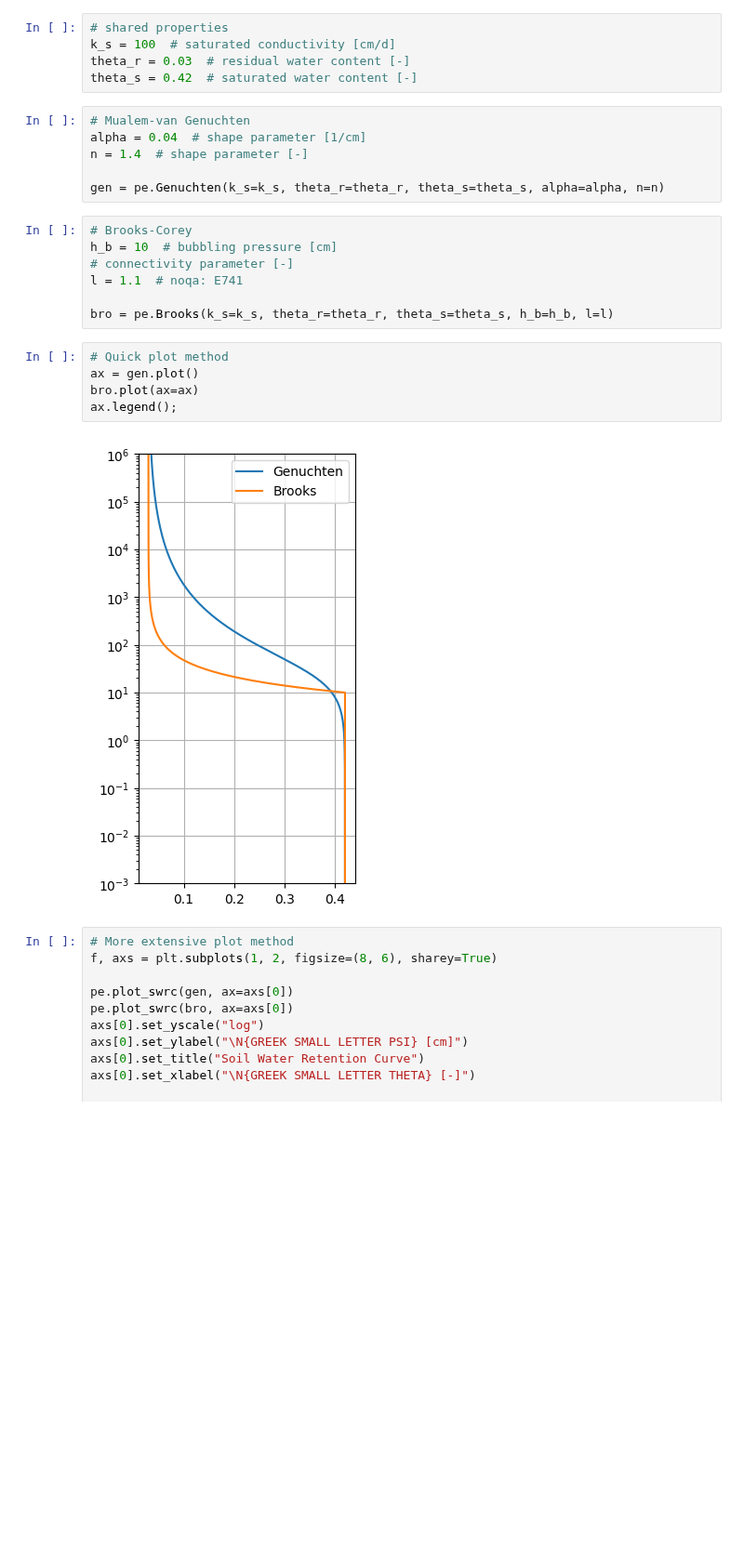
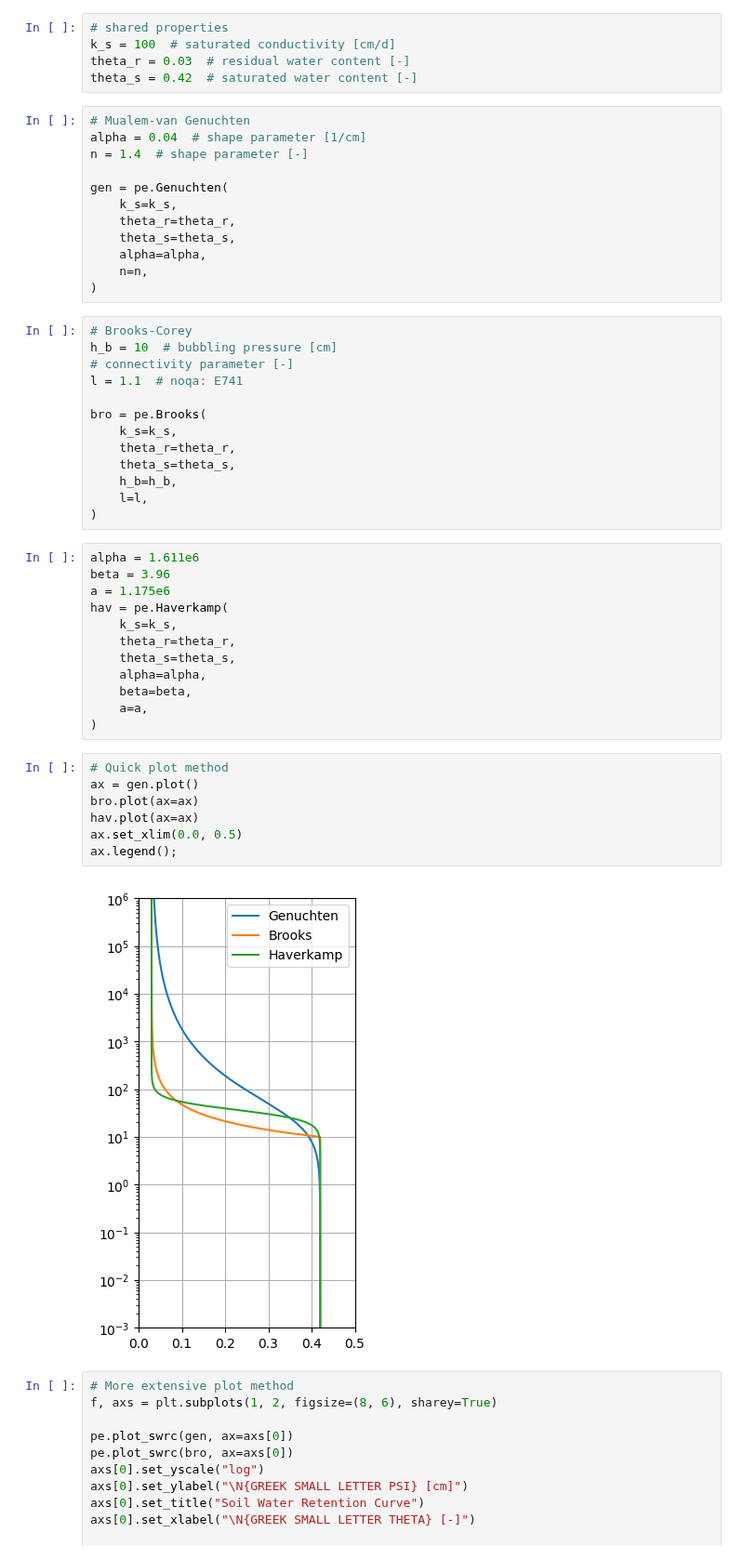
Before and after one commit to martinvonk/pedon, a Jupyter notebook: examples/01_soil_models.ipynb, the cells around one changed output. Shown at 93% size. Drawn from its saved outputs; the diff is of its cells as text; blank space fills up the shorter version.

```diff
--- a/examples/01_soil_models.ipynb
+++ b/examples/01_soil_models.ipynb
@@ -20,21 +20,47 @@ theta_s = 0.42  # saturated water content [-]
 alpha = 0.04  # shape parameter [1/cm]
 n = 1.4  # shape parameter [-]
 
-gen = pe.Genuchten(k_s=k_s, theta_r=theta_r, theta_s=theta_s, alpha=alpha, n=n)
+gen = pe.Genuchten(
+    k_s=k_s,
+    theta_r=theta_r,
+    theta_s=theta_s,
+    alpha=alpha,
+    n=n,
+)
 # %%
 # Brooks-Corey
 h_b = 10  # bubbling pressure [cm]
 # connectivity parameter [-]
 l = 1.1  # noqa: E741
 
-bro = pe.Brooks(k_s=k_s, theta_r=theta_r, theta_s=theta_s, h_b=h_b, l=l)
+bro = pe.Brooks(
+    k_s=k_s,
+    theta_r=theta_r,
+    theta_s=theta_s,
+    h_b=h_b,
+    l=l,
+)
+# %%
+alpha = 1.611e6
+beta = 3.96
+a = 1.175e6
+hav = pe.Haverkamp(
+    k_s=k_s,
+    theta_r=theta_r,
+    theta_s=theta_s,
+    alpha=alpha,
+    beta=beta,
+    a=a,
+)
 # %%
 # Quick plot method
 ax = gen.plot()
 bro.plot(ax=ax)
+hav.plot(ax=ax)
+ax.set_xlim(0.0, 0.5)
 ax.legend();
 # %% [output]
-[figure, old version]
+[figure, new version]
 # %%
 # More extensive plot method
 f, axs = plt.subplots(1, 2, figsize=(8, 6), sharey=True)
```
Also changed, not shown: 12 other files.
